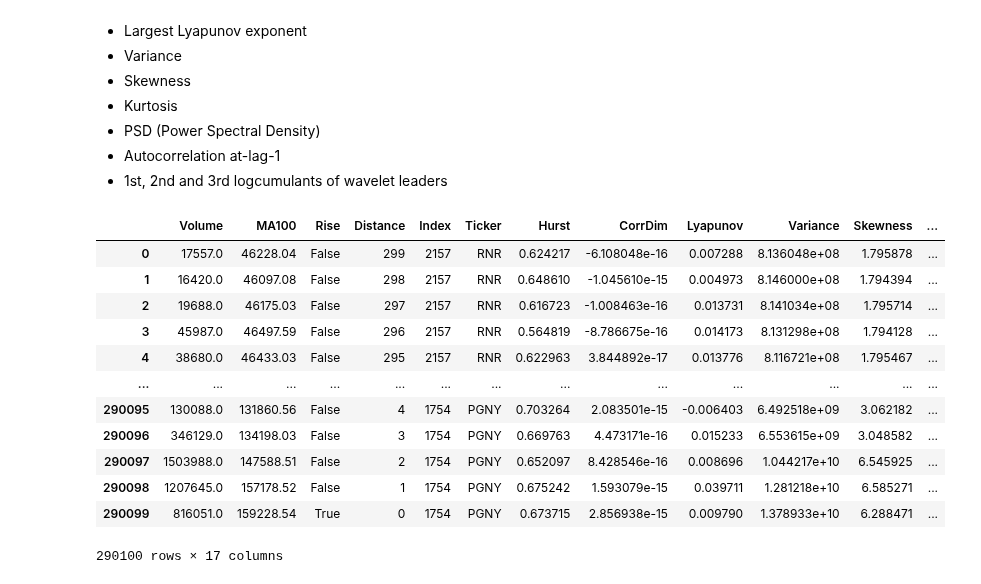
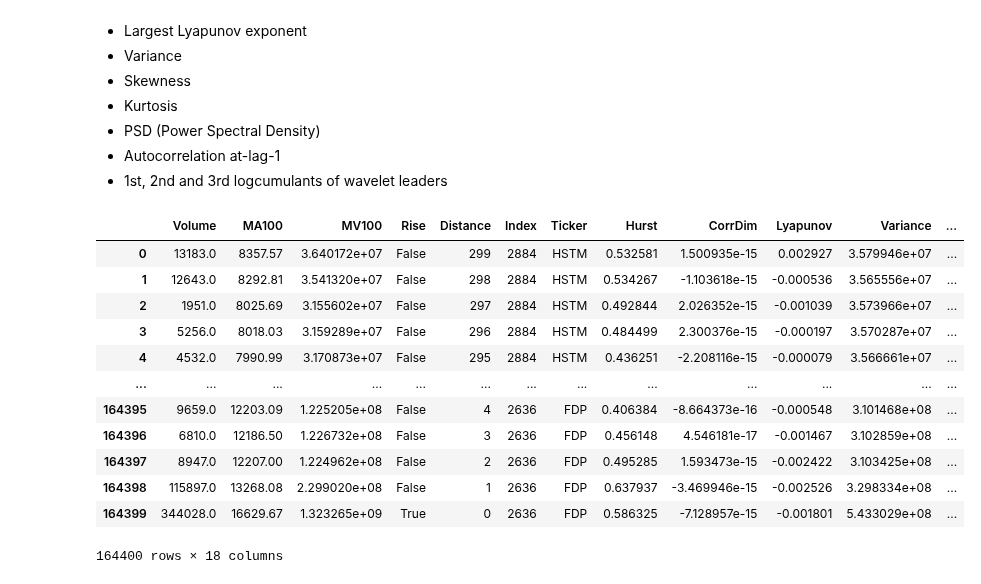
Before and after one commit to lebedevaale/early_warning_model, a Jupyter notebook: import_and_preparation.ipynb, the cells around one changed output. Saved outputs shown, nothing was run; the diff lists cells and outputs as text; code cells hidden in the pictures.

Commit message:
Switched from using variance as a variable to the transition definition

```diff
--- a/import_and_preparation.ipynb
+++ b/import_and_preparation.ipynb
@@ -119,14 +119,20 @@ for i in range(len(data.columns)):
     active_tickers.append(data.columns[i][0])
 active_tickers = set(active_tickers)
 
+# Params for calculating critical transitions
+ma = 1.3
+mv = 1.05
+
 # Calculating critical transitions in the time series
 data_final = pd.DataFrame(data.index).set_index(0)
 data_final.index.name = None
 for ticker in tqdm(active_tickers):
     data_ticker = data[(ticker, 'Volume')].to_frame().dropna()
     data_ticker[(ticker, 'MA' + window)] = data_ticker[(ticker, 'Volume')].rolling(int(window)).mean()
-    data_ticker[(ticker, 'Dynamics')] = data_ticker[(ticker, 'MA' + window)] / data_ticker[(ticker, 'MA' + window)].shift(5)
-    data_ticker[(ticker, 'Rise')] = data_ticker[(ticker, 'Dynamics')] > 1.2
+    data_ticker[(ticker, 'MV' + window)] = data_ticker[(ticker, 'Volume')].rolling(int(window)).var()
+    data_ticker[(ticker, 'Dynamics MA')] = data_ticker[(ticker, 'MA' + window)] / data_ticker[(ticker, 'MA' + window)].shift(5)
+    data_ticker[(ticker, 'Dynamics MV')] = data_ticker[(ticker, 'MV' + window)] / data_ticker[(ticker, 'MV' + window)].shift(5)
+    data_ticker[(ticker, 'Rise')] = (data_ticker[(ticker, 'Dynamics MA')] >= ma) & (data_ticker[(ticker, 'Dynamics MV')] >= mv)
     data_final = data_final.join(data_ticker)
 data_final
 # %% [output]
@@ -160,7 +166,7 @@ for ticker in tqdm(active_tickers):
     if num_ma > 3000:
         if  num_ma / window_metrics > len(data_final[data_final[(ticker, 'Rise')] == True]) > 0:
             pos += 1
-            data_selected = data_selected.join(data_final[[(ticker, 'Volume'), (ticker, 'MA' + window), (ticker, 'Rise')]])
+            data_selected = data_selected.join(data_final[[(ticker, 'Volume'), (ticker, 'MA' + window), (ticker, 'MV' + window), (ticker, 'Rise')]])
             ticks.append(ticker)
 print(pos)
 str_cols = []
@@ -213,8 +219,8 @@ active_tickers = set(active_tickers)
 # Calculating metrics
 ds = pd.DataFrame()
 for ticker in tqdm(active_tickers):
-    data_ticker = data_selected[[ticker + ', Volume', ticker + ', MA' + window, ticker + ', Rise']].dropna().reset_index(drop = True)
-    data_ticker.rename(columns = {ticker + ', Volume': 'Volume', ticker + ', MA' + window: 'MA' + window, ticker + ', Rise': 'Rise'}, inplace = True)
+    data_ticker = data_selected[[ticker + ', Volume', ticker + ', MA' + window, ticker + ', MV' + window, ticker + ', Rise']].dropna().reset_index(drop = True)
+    data_ticker.rename(columns = {ticker + ', Volume': 'Volume', ticker + ', MA' + window: 'MA' + window, ticker + ', MV' + window: 'MV' + window, ticker + ', Rise': 'Rise'}, inplace = True)
     rises_ticker = data_ticker[data_ticker['Rise'] == True].index
     max_index = data_ticker.index.max()
     ind_0 = 0
@@ -224,7 +230,7 @@ for ticker in tqdm(active_tickers):
         # Choosing time series that have big enough time horizon before the transition
         if (ind >= ind_0 + distance) & (ind + tail <= max_index + 1):
             # And additionally dropping those who only have spikes but not real transitions
-            if data_ticker['MA' + window][ind + tail].item() / data_ticker['MA' + window][ind - 5].item() > 1.2:
+            if data_ticker['MA' + window][ind + tail].item() / data_ticker['MA' + window][ind - 5].item() > ma:
                 ds_ticker_ind = data_ticker.iloc[ind - distance: ind + 1]
                 ds_ticker_ind['Distance'] = - ds_ticker_ind.index + ind
                 ds_ticker_ind['Index'] = ind
@@ -295,43 +301,43 @@ for ticker in tqdm(active_tickers):
                                 n_cumul = 3,
                                 p_exp = np.inf,
                                 gamint = 0.0
                             )
                         _, lwt_cumul, _, _ = lwt
                         wl_c1.append(lwt_cumul.log_cumulants[0][0][0])
                         wl_c2.append(lwt_cumul.log_cumulants[1][0][0])
                         wl_c3.append(lwt_cumul.log_cumulants[2][0][0])
 
                 ds_ticker_ind['Hurst'] = Hurst
                 ds_ticker_ind['CorrDim'] = corr_dim
                 ds_ticker_ind['Lyapunov'] = l_exp
                 ds_ticker_ind['Variance'] = var
                 ds_ticker_ind['Skewness'] = skew
                 ds_ticker_ind['Kurtosis'] = kurt
                 ds_ticker_ind['PSD'] = PSD
                 ds_ticker_ind['ACF_1'] = acf_1
                 ds_ticker_ind['WL_C1'] = wl_c1
                 ds_ticker_ind['WL_C2'] = wl_c2
                 ds_ticker_ind['WL_C3'] = wl_c3
                 ds_ticker_ind.dropna(inplace = True)
 
                 ds = pd.concat([ds, ds_ticker_ind])
                 ind_0 = ind
 
 # Saving calculated metrics
 ds.reset_index(drop = True, inplace = True)
 ds.to_parquet('Data/dataset.parquet')
 ds
 # %% [output]
-|  | Volume | MA100 | Rise | Distance | Index | Ticker | Hurst | CorrDim | Lyapunov | Variance | Skewness | ... |
-| 0 | 17557.0 | 46228.04 | False | 299 | 2157 | RNR | 0.624217 | -6.108048e-16 | 0.007288 | 8.136048e+08 | 1.795878 | ... |
-| 1 | 16420.0 | 46097.08 | False | 298 | 2157 | RNR | 0.648610 | -1.045610e-15 | 0.004973 | 8.146000e+08 | 1.794394 | ... |
-| 2 | 19688.0 | 46175.03 | False | 297 | 2157 | RNR | 0.616723 | -1.008463e-16 | 0.013731 | 8.141034e+08 | 1.795714 | ... |
-| 3 | 45987.0 | 46497.59 | False | 296 | 2157 | RNR | 0.564819 | -8.786675e-16 | 0.014173 | 8.131298e+08 | 1.794128 | ... |
-| 4 | 38680.0 | 46433.03 | False | 295 | 2157 | RNR | 0.622963 | 3.844892e-17 | 0.013776 | 8.116721e+08 | 1.795467 | ... |
+|  | Volume | MA100 | MV100 | Rise | Distance | Index | Ticker | Hurst | CorrDim | Lyapunov | Variance | ... |
+| 0 | 13183.0 | 8357.57 | 3.640172e+07 | False | 299 | 2884 | HSTM | 0.532581 | 1.500935e-15 | 0.002927 | 3.579946e+07 | ... |
+| 1 | 12643.0 | 8292.81 | 3.541320e+07 | False | 298 | 2884 | HSTM | 0.534267 | -1.103618e-15 | -0.000536 | 3.565556e+07 | ... |
+| 2 | 1951.0 | 8025.69 | 3.155602e+07 | False | 297 | 2884 | HSTM | 0.492844 | 2.026352e-15 | -0.001039 | 3.573966e+07 | ... |
+| 3 | 5256.0 | 8018.03 | 3.159289e+07 | False | 296 | 2884 | HSTM | 0.484499 | 2.300376e-15 | -0.000197 | 3.570287e+07 | ... |
+| 4 | 4532.0 | 7990.99 | 3.170873e+07 | False | 295 | 2884 | HSTM | 0.436251 | -2.208116e-15 | -0.000079 | 3.566661e+07 | ... |
 | ... | ... | ... | ... | ... | ... | ... | ... | ... | ... | ... | ... | ... |
-| 290095 | 130088.0 | 131860.56 | False | 4 | 1754 | PGNY | 0.703264 | 2.083501e-15 | -0.006403 | 6.492518e+09 | 3.062182 | ... |
-| 290096 | 346129.0 | 134198.03 | False | 3 | 1754 | PGNY | 0.669763 | 4.473171e-16 | 0.015233 | 6.553615e+09 | 3.048582 | ... |
-| 290097 | 1503988.0 | 147588.51 | False | 2 | 1754 | PGNY | 0.652097 | 8.428546e-16 | 0.008696 | 1.044217e+10 | 6.545925 | ... |
-| 290098 | 1207645.0 | 157178.52 | False | 1 | 1754 | PGNY | 0.675242 | 1.593079e-15 | 0.039711 | 1.281218e+10 | 6.585271 | ... |
-| 290099 | 816051.0 | 159228.54 | True | 0 | 1754 | PGNY | 0.673715 | 2.856938e-15 | 0.009790 | 1.378933e+10 | 6.288471 | ... |
+| 164395 | 9659.0 | 12203.09 | 1.225205e+08 | False | 4 | 2636 | FDP | 0.406384 | -8.664373e-16 | -0.000548 | 3.101468e+08 | ... |
+| 164396 | 6810.0 | 12186.50 | 1.226732e+08 | False | 3 | 2636 | FDP | 0.456148 | 4.546181e-17 | -0.001467 | 3.102859e+08 | ... |
+| 164397 | 8947.0 | 12207.00 | 1.224962e+08 | False | 2 | 2636 | FDP | 0.495285 | 1.593473e-15 | -0.002422 | 3.103425e+08 | ... |
+| 164398 | 115897.0 | 13268.08 | 2.299020e+08 | False | 1 | 2636 | FDP | 0.637937 | -3.469946e-15 | -0.002526 | 3.298334e+08 | ... |
+| 164399 | 344028.0 | 16629.67 | 1.323265e+09 | True | 0 | 2636 | FDP | 0.586325 | -7.128957e-15 | -0.001801 | 5.433029e+08 | ... |
-290100 rows × 17 columns
+164400 rows × 18 columns
```
Also changed, not shown: parts of 2 cells of this notebook, 8 other files.
